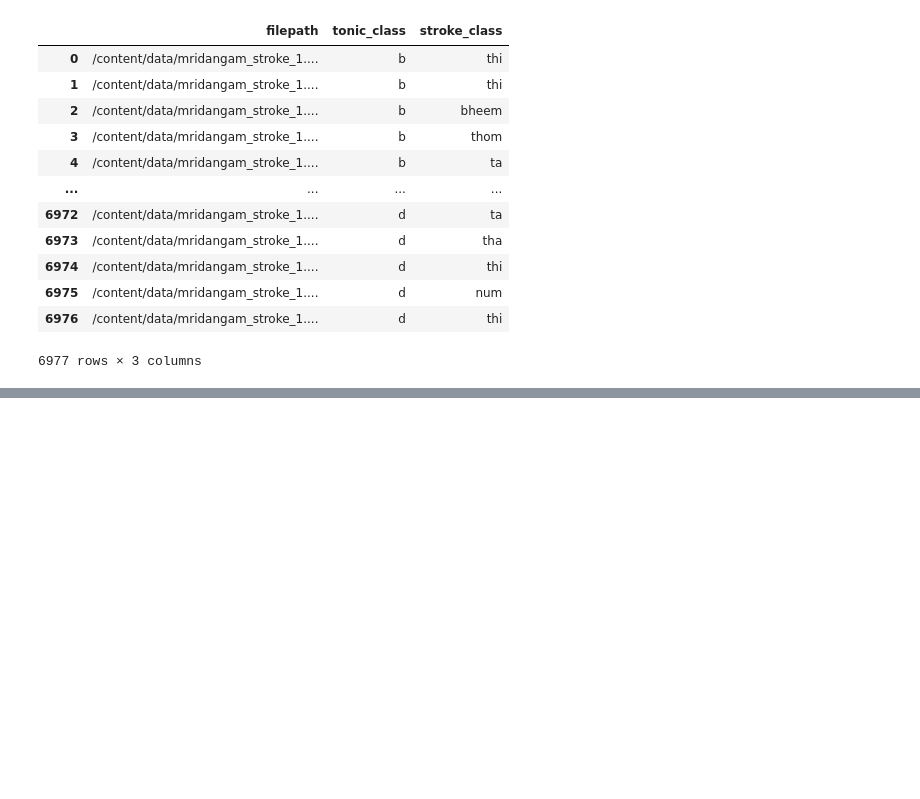
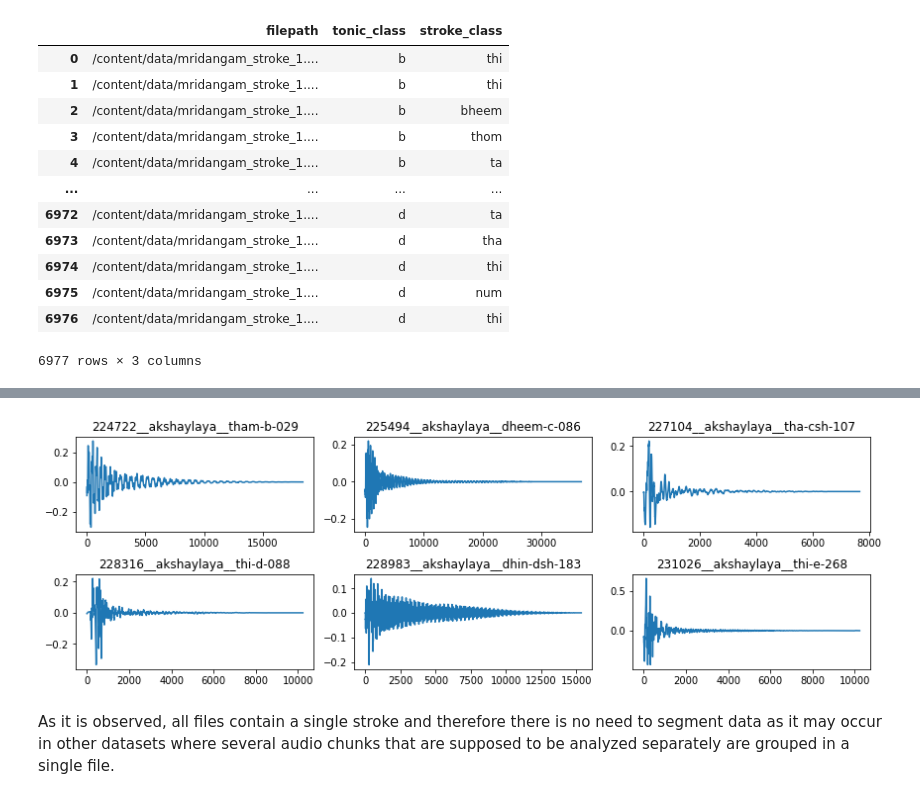
Before and after one commit to eagomez2/mir_basics, a Jupyter notebook: eagomez_assignment01_exemplary_mir_workflow.ipynb, the cells around one changed output, grey strips where cells are left out. Cells and saved outputs as stored; diff of their text form; code cells hidden in the pictures; blank space fills up the shorter version.

Commit message:
added data plots

```diff
--- a/eagomez_assignment01_exemplary_mir_workflow.ipynb
+++ b/eagomez_assignment01_exemplary_mir_workflow.ipynb
@@ -239,0 +259,19 @@ pd.reset_option('display.max_colwidth')  # Return it to normal for later
+# %%
+# Sample some files to plot (one for each tonic class)
+df_sample = df_audiofiles.groupby('tonic_class')['filepath'] \
+                         .apply(lambda group: group.sample(n=1, random_state=1))
+
+# plot each sample
+plt.figure(figsize=(2 * len(TONIC_CLASSES), 4))
+
+for idx, sample_file in enumerate(df_sample):
+    x = ess.MonoLoader(filename=sample_file, sampleRate=DATASET_FS)()
+
+    plt.subplot(2, 3, (idx + 1))
+    plt.plot(x)
+    plt.tight_layout(pad=1.0)
+    plt.title(Path(sample_file).stem)
+# %% [output]
+[figure, added]
+# %% [markdown]
+As it is observed, all files contain a single stroke and therefore there is no need to segment data as it may occur in other datasets where several audio chunks that are supposed to be analyzed separately are grouped in a single file.
```
Also changed, not shown: parts of 7 cells of this notebook.
